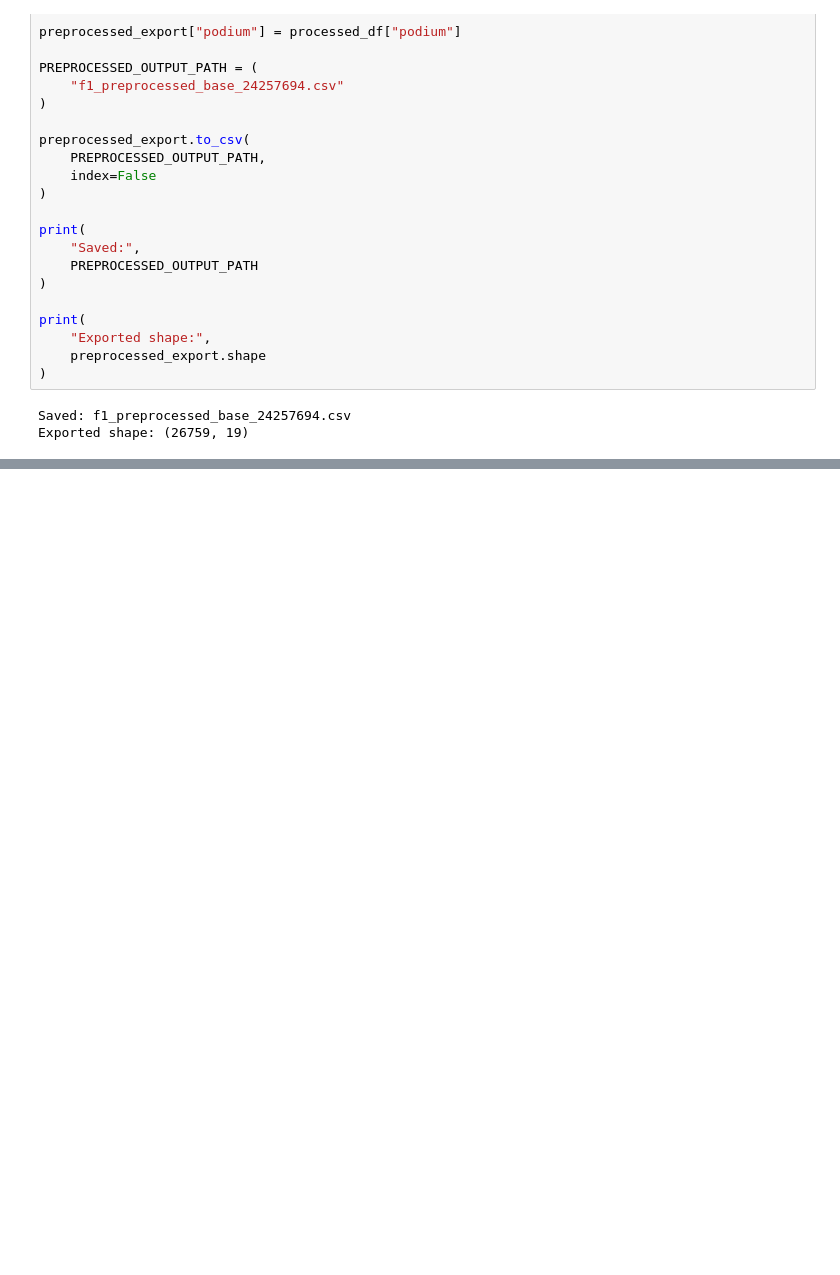
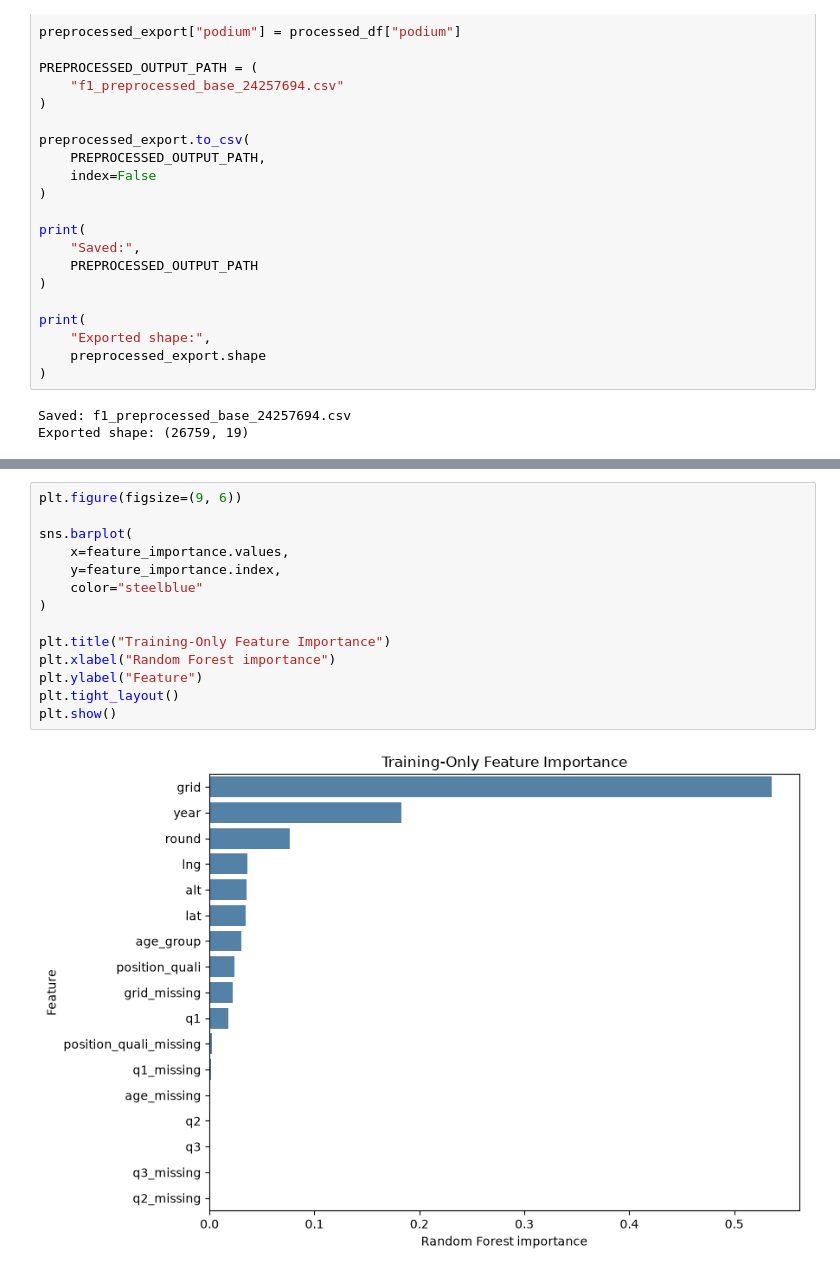
Before and after one commit to aarongoel22/Apex-Predictors-Phase-2, a Jupyter notebook: Apex_Predictors_Phase2_24257694.ipynb, the cells around one changed output, grey strips where cells are left out. Drawn from its saved outputs; the diff is of its cells as text; blank space fills up the shorter version.

```diff
--- a/Apex_Predictors_Phase2_24257694.ipynb
+++ b/Apex_Predictors_Phase2_24257694.ipynb
@@ -1078,0 +1309,16 @@ Exported shape: (26759, 19)
+# %%
+plt.figure(figsize=(9, 6))
+
+sns.barplot(
+    x=feature_importance.values,
+    y=feature_importance.index,
+    color="steelblue"
+)
+
+plt.title("Training-Only Feature Importance")
+plt.xlabel("Random Forest importance")
+plt.ylabel("Feature")
+plt.tight_layout()
+plt.show()
+# %% [output]
+[figure, added]
```
Also changed, not shown: parts of 22 cells of this notebook.
